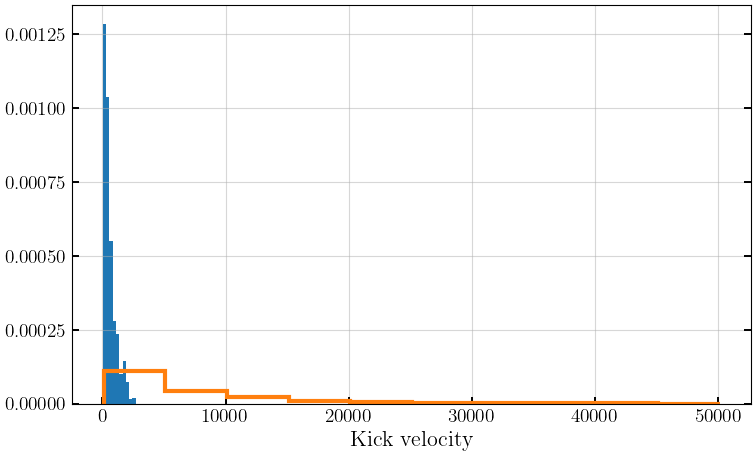
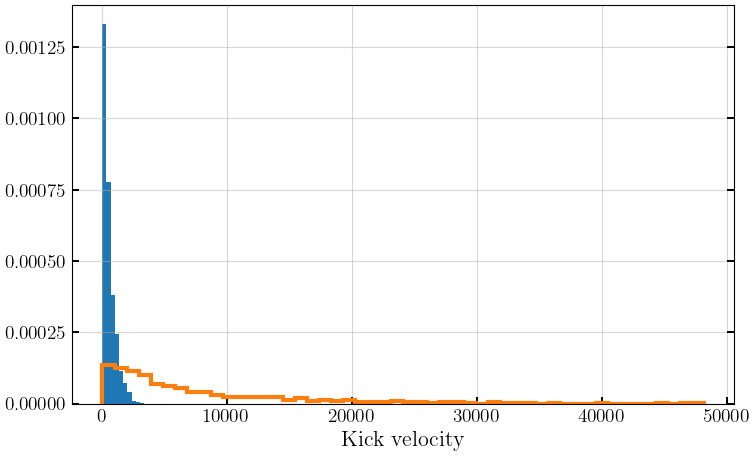
The notebook cell's code change between the first figure and the second:
--- before
+++ after
@@ -1,4 +1,4 @@
 plt.hist(vf, density=True);
-plt.hist(vf_rit, histtype='step', lw=3, density=True);
+plt.hist(vf_rit, histtype='step', bins=50, lw=3, density=True);
 plt.xticks(fontsize=14)
 plt.yticks(fontsize=14)

Commit: modify notebook slightly